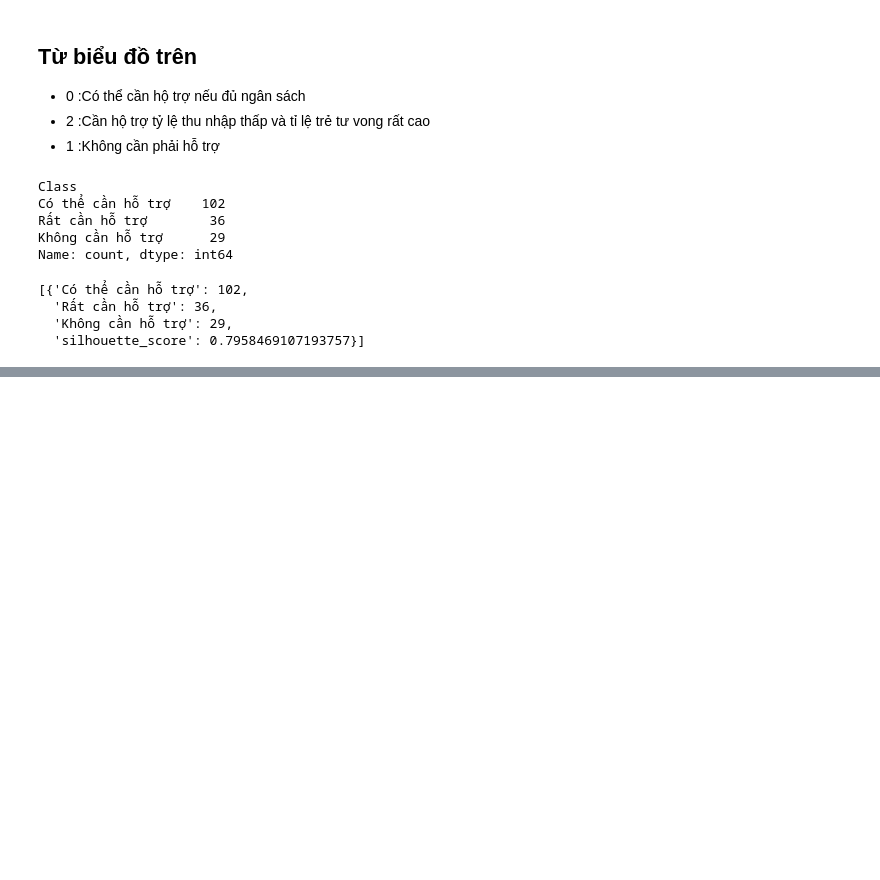
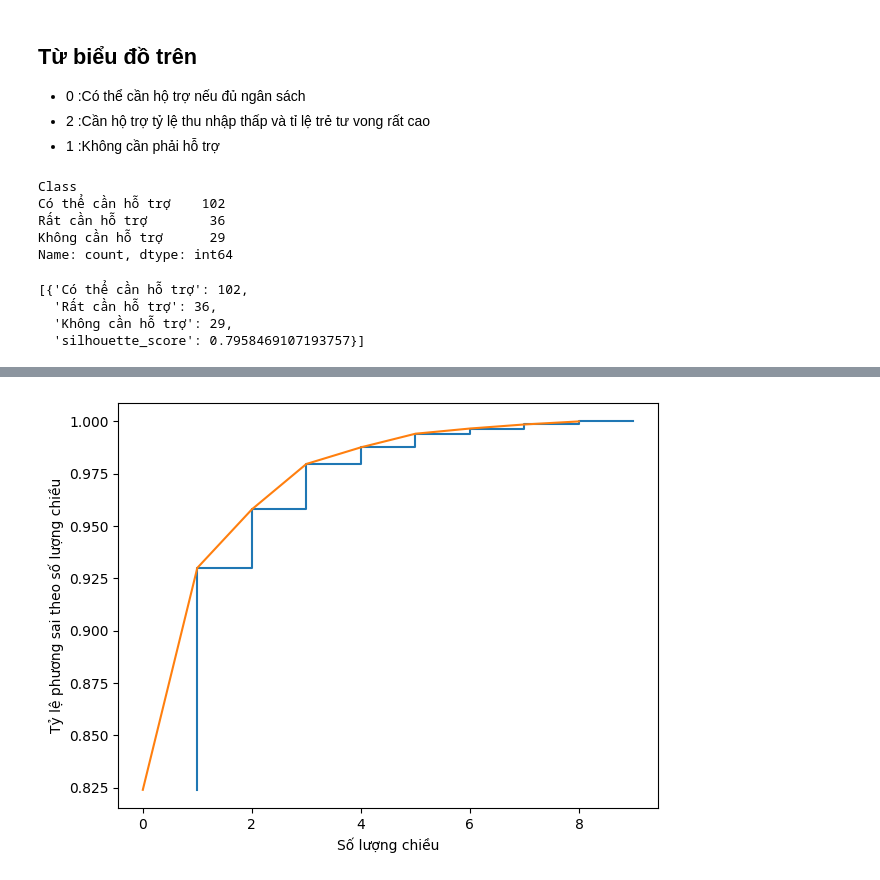
Before and after one commit to tuananhhhbuiiduyudu/Country_Clustering_Project_CNS, a Jupyter notebook: notebooks/a.ipynb, the cells around one changed output, grey strips where cells are left out. Drawn from its saved outputs; the diff is of its cells as text; code cells hidden in the pictures; blank space fills up the shorter version.

```diff
--- a/notebooks/a.ipynb
+++ b/notebooks/a.ipynb
@@ -69,6 +71,8 @@ df.describe()
 | 50% | 19.300000 | 35.000000 | 6.320000 | 43.300000 | 9960.000000 | 5.390000 | 73.100000 | 2.410000 | 4660.000000 |
 | 75% | 62.100000 | 51.350000 | 8.600000 | 58.750000 | 22800.000000 | 10.750000 | 76.800000 | 3.880000 | 14050.000000 |
 | max | 208.000000 | 200.000000 | 17.900000 | 174.000000 | 125000.000000 | 104.000000 | 82.800000 | 7.490000 | 105000.000000 |
+# %%
+df_use = df.copy(deep= True) # Dùng cho sau này
 # %% [markdown]
 ## EDA
 # %%
@@ -297,0 +304,4 @@ res
+# %%
+from src.data_preprocessing import use_preprocesing
+pca_df = use_preprocesing(df_use , use_pca= True)
+print(pca_df)
@@ -297,0 +326,5 @@ res
+# %%
+from src.visualization import select_components_pca
+select_components_pca(pca_df['explained_variance_radio'])
+# %% [output]
+[figure, added]
```
Also changed, not shown: parts of 19 cells of this notebook, 4 other files.
